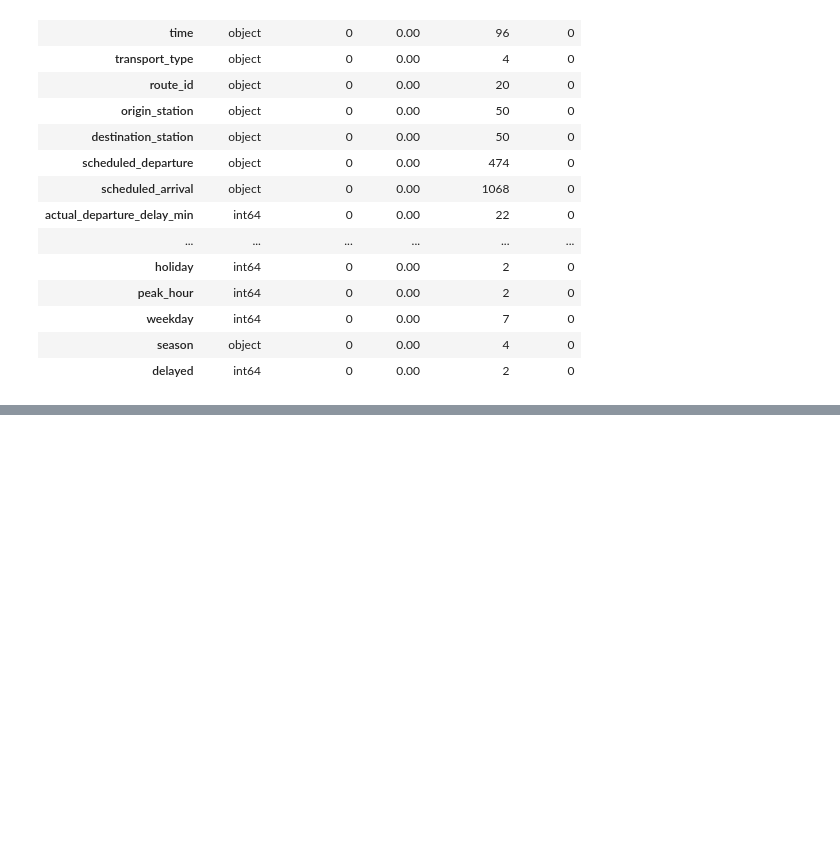
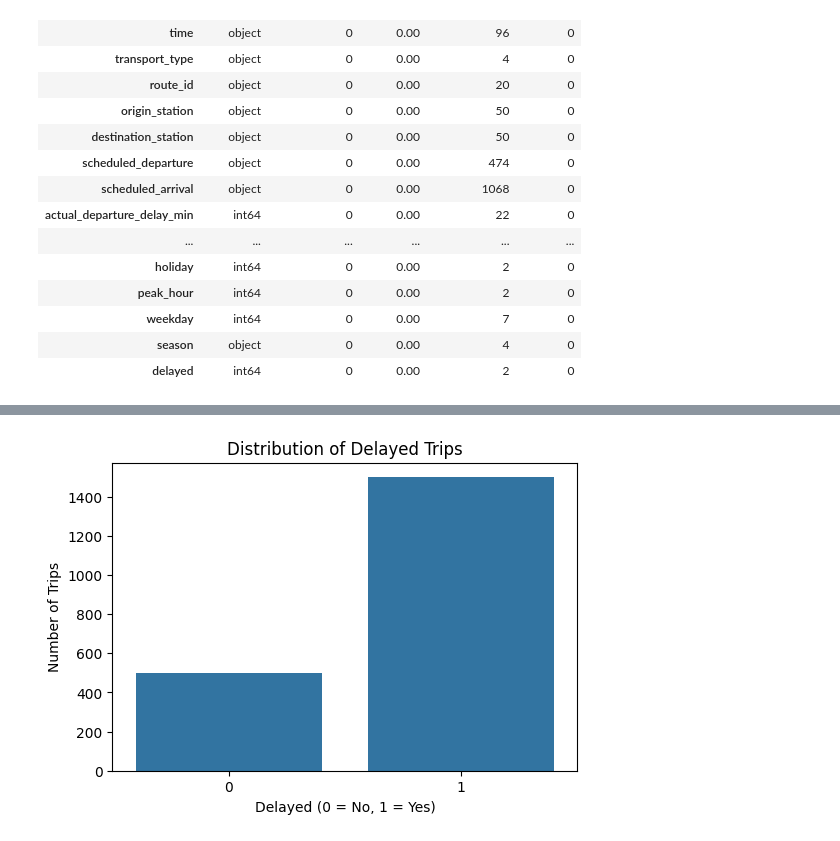
Before and after one commit to srisathvika/Public-Transport-Delay-Prediction, a Jupyter notebook: notebooks/01_Data_Understanding_and_EDA.ipynb, the cells around one changed output, grey strips where cells are left out. Cells and saved outputs as stored; diff of their text form; code cells hidden in the pictures; blank space fills up the shorter version.

```diff
--- a/notebooks/01_Data_Understanding_and_EDA.ipynb
+++ b/notebooks/01_Data_Understanding_and_EDA.ipynb
@@ -229,0 +399,12 @@ report
+# %%
+plt.figure(figsize=(6, 4))
+
+sns.countplot(data=df, x='delayed')
+
+plt.title('Distribution of Delayed Trips')
+plt.xlabel('Delayed (0 = No, 1 = Yes)')
+plt.ylabel('Number of Trips')
+
+plt.show()
+# %% [output]
+[figure, added]
```
Also changed, not shown: parts of 20 cells of this notebook.
